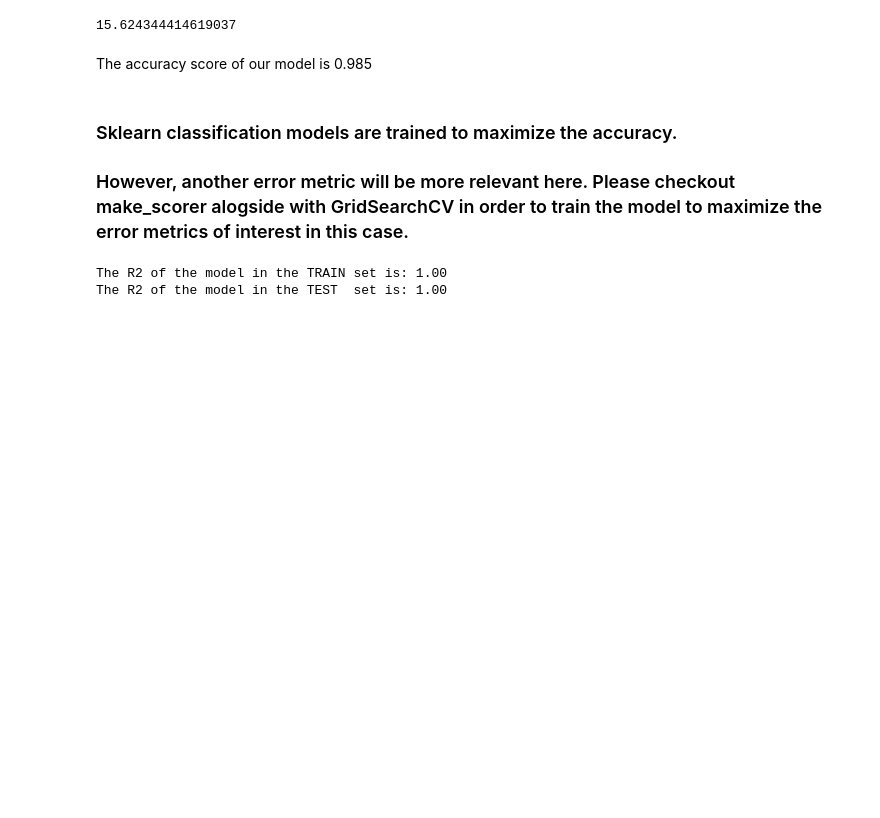
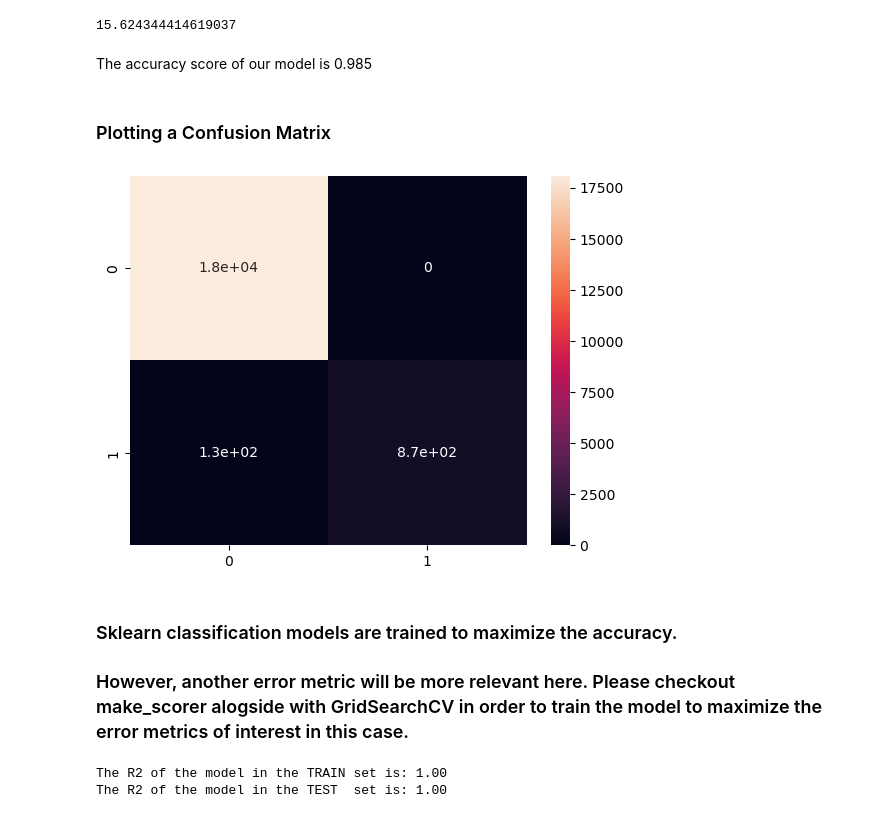
Before and after one commit to KAAR1998/lab-random-forests, a Jupyter notebook: Solutions.ipynb, the cells around one changed output. Saved outputs shown, nothing was run; the diff lists cells and outputs as text; code cells hidden in the pictures; blank space fills up the shorter version.

```diff
--- a/Solutions.ipynb
+++ b/Solutions.ipynb
@@ -193,3 +194,13 @@ The accuracy score of our model is 0.985
+# %% [markdown]
+### Plotting a Confusion Matrix
+# %%
+labels = np.unique(y)
+cm = confusion_matrix(y_test, y_pred, labels=labels)
+# %%
+sns.heatmap(cm, annot=True)
+plt.show()
+# %% [output]
+[figure, added]
 # %% [markdown]
 ### Sklearn classification models are trained to maximize the accuracy.
 ### However, another error metric will be more relevant here. Please checkout make_scorer alogside with GridSearchCV in order to train the model to maximize the error metrics of interest in this case.
```
Also changed, not shown: parts of 2 cells of this notebook.
